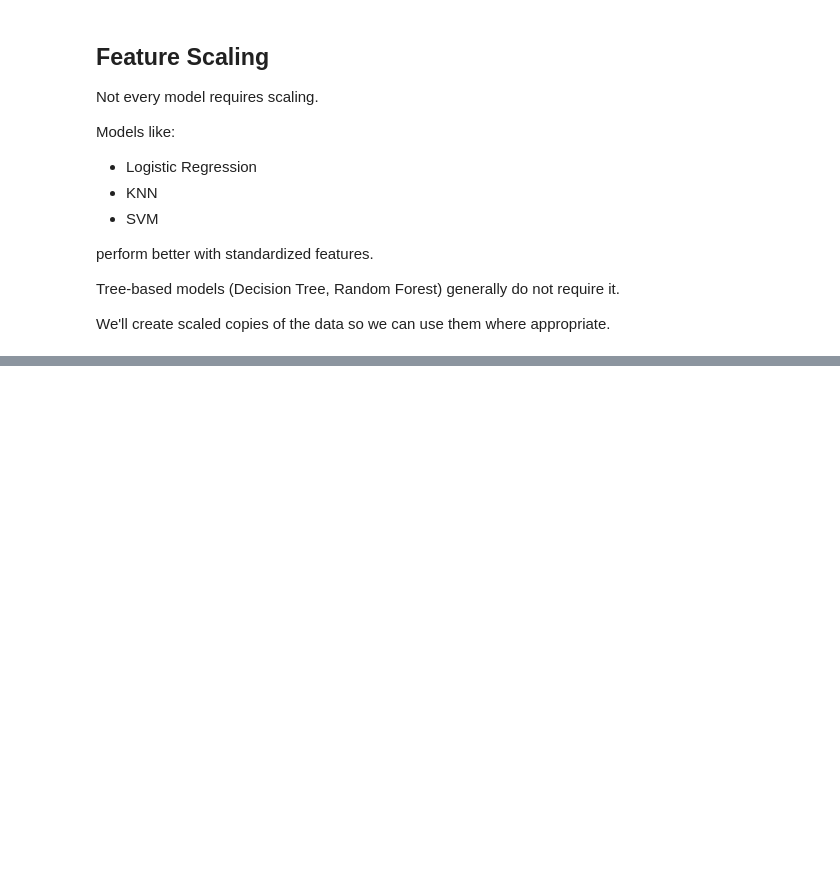
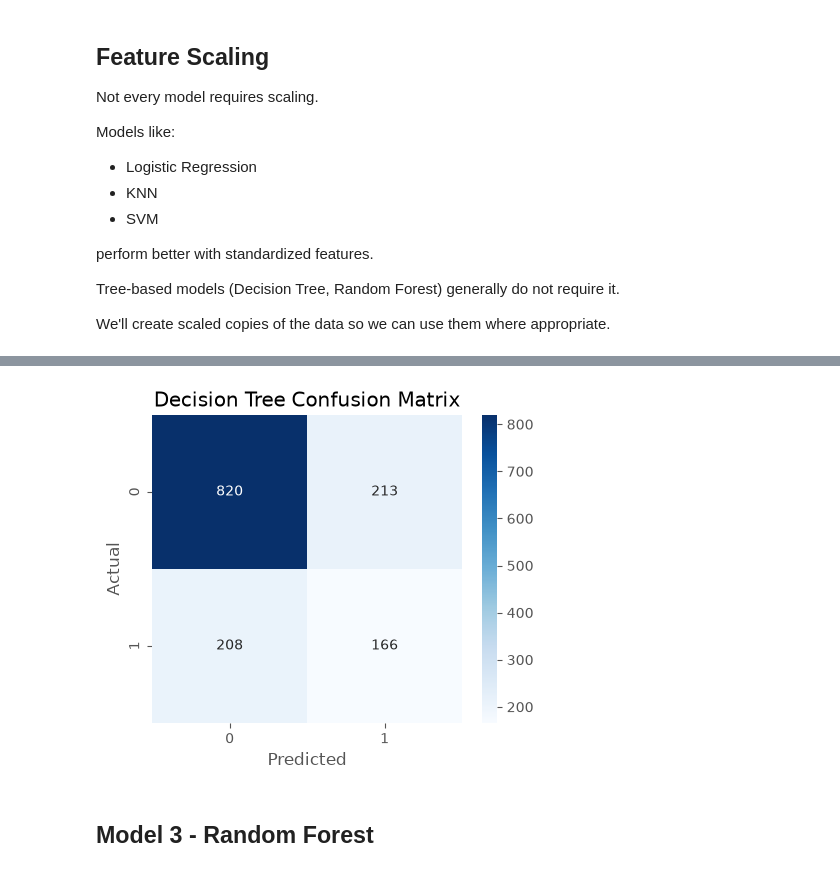
Before and after one commit to Sudeeppp-Mishra/Customer-Churn-Prediction, a Jupyter notebook: notebooks/customer_churn_prediction.ipynb, the cells around one changed output, grey strips where cells are left out. Saved outputs shown, nothing was run; the diff lists cells and outputs as text; code cells hidden in the pictures; blank space fills up the shorter version.

```diff
--- a/notebooks/customer_churn_prediction.ipynb
+++ b/notebooks/customer_churn_prediction.ipynb
@@ -1303,0 +1391,6 @@ X_test_scaled = scaler.transform(X_test)
+# %%
+dt = DecisionTreeClassifier(random_state=42)
+
+dt.fit(X_train, y_train)
+
+y_pred_dt = dt.predict(X_test)
@@ -1303,0 +1412,22 @@ X_test_scaled = scaler.transform(X_test)
+# %%
+cm = confusion_matrix(y_test, y_pred_dt)
+
+plt.figure(figsize=(5,4))
+
+sns.heatmap(
+    cm,
+    annot=True,
+    fmt="d",
+    cmap="Blues"
+)
+
+plt.title("Decision Tree Confusion Matrix")
+
+plt.xlabel("Predicted")
+plt.ylabel("Actual")
+
+plt.show()
+# %% [output]
+[figure, added]
+# %% [markdown]
+## Model 3 - Random Forest
```
Also changed, not shown: parts of 45 cells of this notebook.
